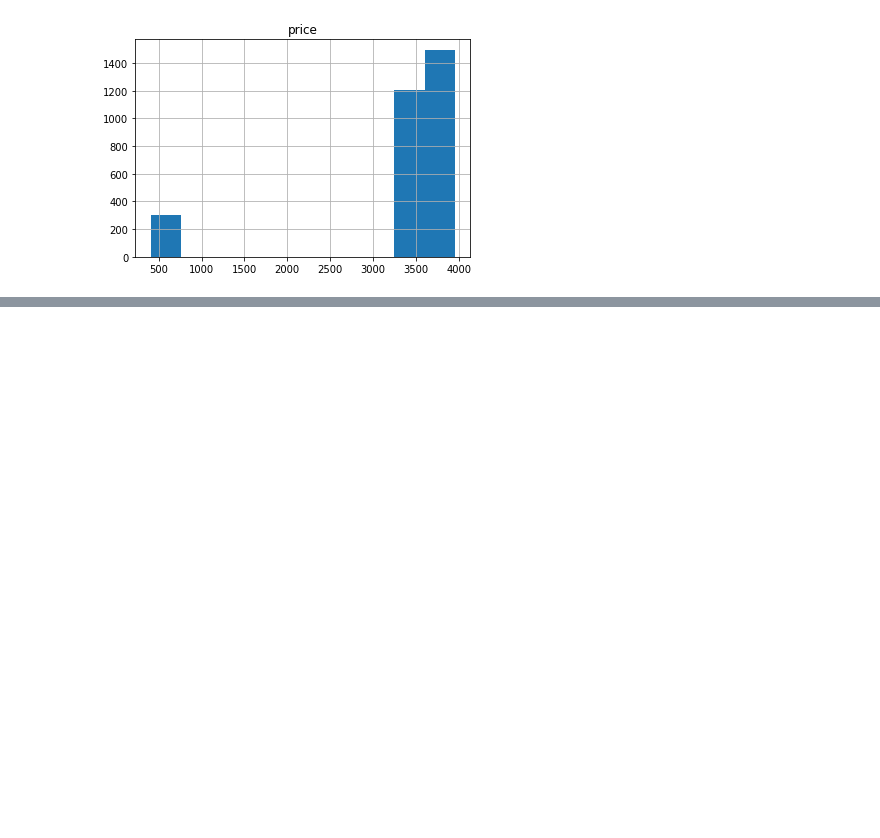
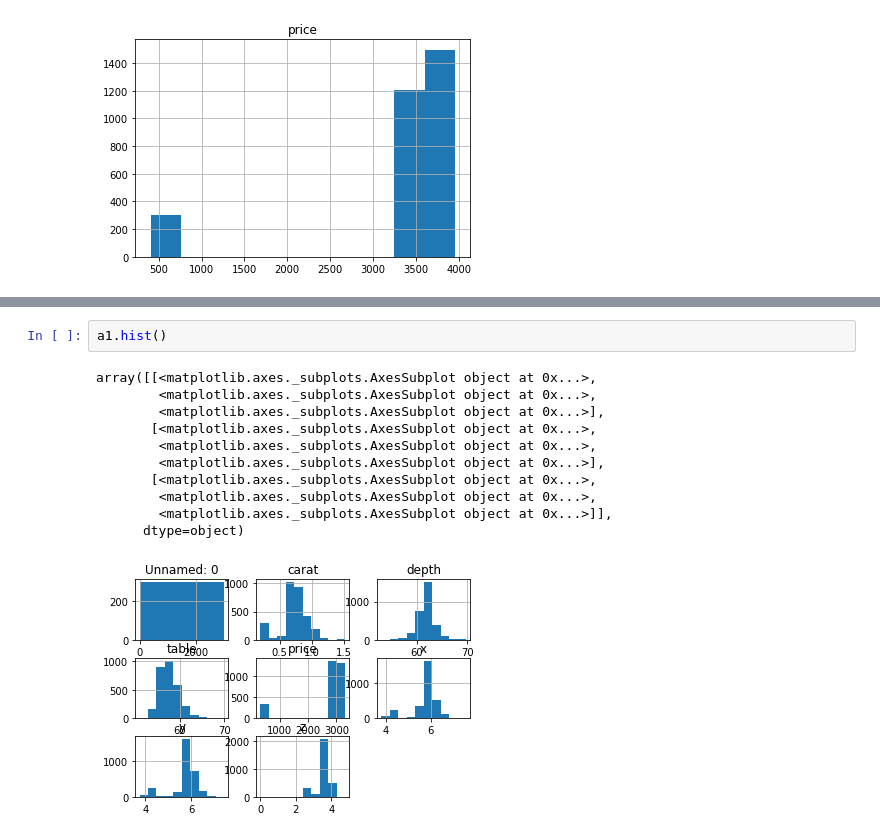
Before and after one commit to RhaSeimoha/data-science-fiap, a Jupyter notebook: Aula1.ipynb, the cells around one changed output, grey strips where cells are left out. Saved outputs shown, nothing was run; the diff lists cells and outputs as text; blank space fills up the shorter version.

```diff
--- a/Aula1.ipynb
+++ b/Aula1.ipynb
@@ -148,0 +163,14 @@ array([[<matplotlib.axes._subplots.AxesSubplot object at 0x...>]],
+# %%
+a1.hist()
+# %% [output]
+array([[<matplotlib.axes._subplots.AxesSubplot object at 0x...>,
+        <matplotlib.axes._subplots.AxesSubplot object at 0x...>,
+        <matplotlib.axes._subplots.AxesSubplot object at 0x...>],
+       [<matplotlib.axes._subplots.AxesSubplot object at 0x...>,
+        <matplotlib.axes._subplots.AxesSubplot object at 0x...>,
+        <matplotlib.axes._subplots.AxesSubplot object at 0x...>],
+       [<matplotlib.axes._subplots.AxesSubplot object at 0x...>,
+        <matplotlib.axes._subplots.AxesSubplot object at 0x...>,
+        <matplotlib.axes._subplots.AxesSubplot object at 0x...>]],
+      dtype=object)
+[figure, added]
```
Also changed, not shown: parts of 17 cells of this notebook.
